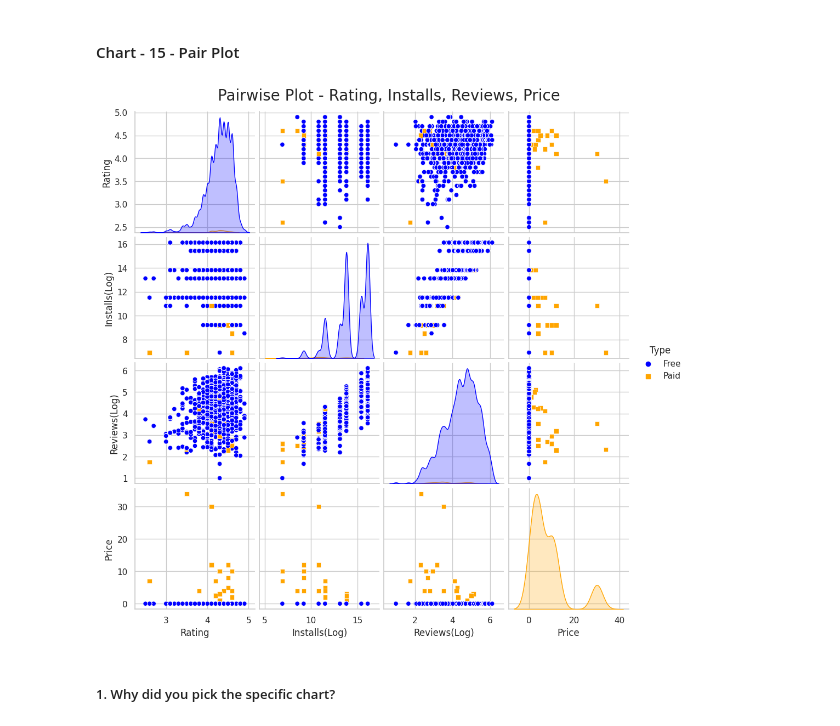
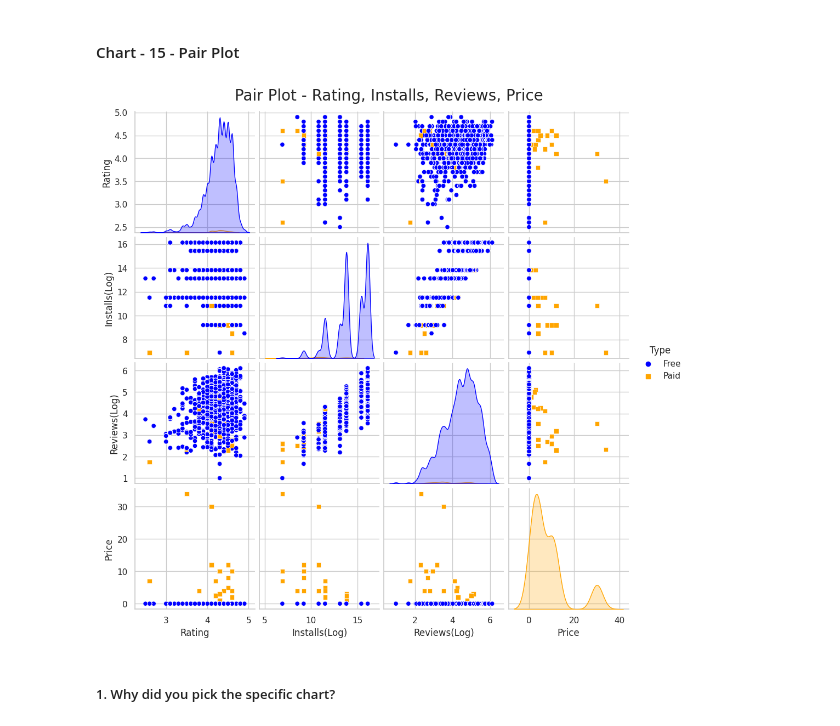
Before and after one commit to rohitpaul09/Play-Store-App-Review-Analysis, a Jupyter notebook: Play_Store_App_Review_Analysis.ipynb, the cells around one changed output. Cells and saved outputs as stored; diff of their text form; code cells hidden in the pictures.

```diff
--- a/Play_Store_App_Review_Analysis.ipynb
+++ b/Play_Store_App_Review_Analysis.ipynb
@@ -1434,24 +1471,25 @@ Reviews has a weak negative correlation with Price. This means that apps with mo
 #### Chart - 15 - Pair Plot
 # %%
 # Chart - 15 - Pair Plot visualization code
+# Correlations among Rating, Installs, Reviews, and Price.
 # Selecting numerical columns from the merged dataframe
 included_columns = merged_df[['Rating', 'Installs', 'Reviews', 'Price', 'Type']]
 
 # Log-transform 'Installs' and 'Reviews'
 included_columns['Installs(Log)'] = np.log(included_columns['Installs'])
 included_columns['Reviews(Log)'] = np.log10(included_columns['Reviews'])
 
 # Selecting columns for pair plot
 selected_columns = included_columns[['Rating', 'Installs(Log)', 'Reviews(Log)', 'Price', 'Type']]
 
 # Create a pair plot
 p = sns.pairplot(selected_columns, hue='Type', markers=["o", "s"], palette={"Free": "blue", "Paid": "orange"})
-p.fig.suptitle("Pairwise Plot - Rating, Installs, Reviews, Price", x=0.5, y=1.02, fontsize=20)
+p.fig.suptitle("Pair Plot - Rating, Installs, Reviews, Price", x=0.5, y=1.02, fontsize=20)
 
 # Show the plot
 plt.show()
 # %% [output]
-[figure, old version]
+[figure, new version]
 # %% [markdown]
 ##### 1. Why did you pick the specific chart?
 # %% [markdown]
```
Also changed, not shown: parts of 44 cells of this notebook.
